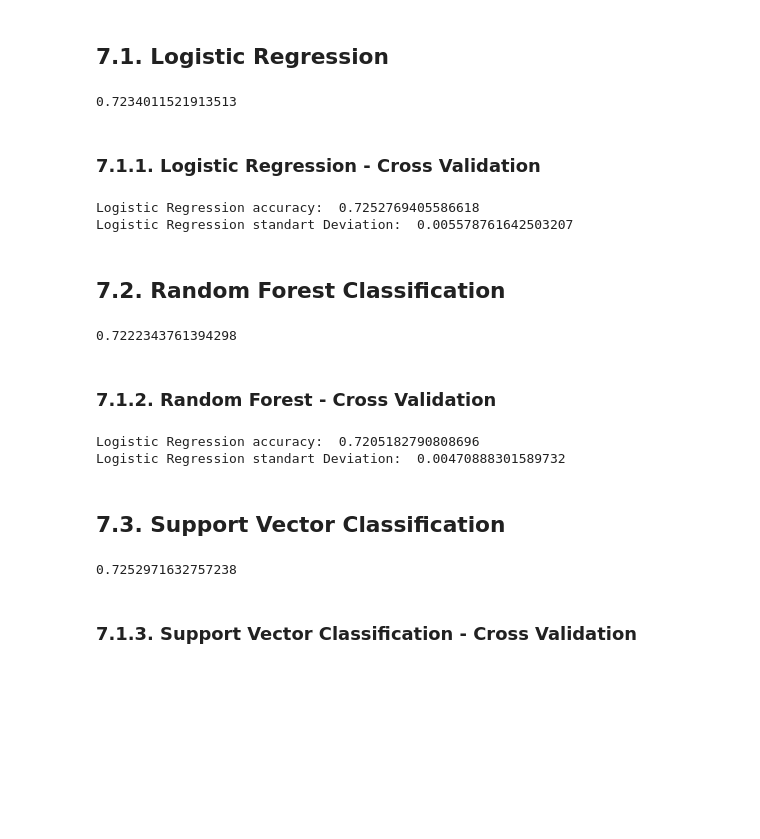
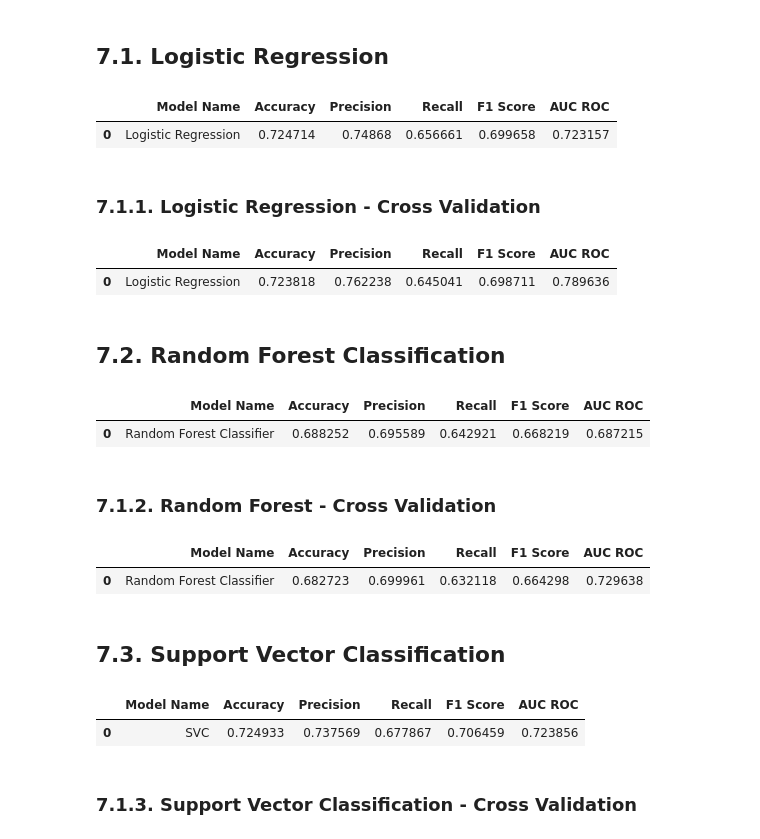
Before and after one commit to diandramelo/Cardio_Catch_Diseases, a Jupyter notebook: v09-Cardio_Catch_Diseases.ipynb, the cells around one changed output. Drawn from its saved outputs; the diff is of its cells as text; code cells hidden in the pictures; blank space fills up the shorter version.

```diff
--- a/v09-Cardio_Catch_Diseases.ipynb
+++ b/v09-Cardio_Catch_Diseases.ipynb
@@ -553,13 +607,6 @@ assort_dict3 = {'normal': 1,
                'pre_hypertension': 2,
                'hypertension': 3}
 df5['bp_level'] = df5['bp_level'].map(assort_dict3)
-
-# weight_status - OrdinalEncoder
-assort_dict4 = {'underweight': 1,
-               'normal': 2,
-               'overweight': 3,
-               'obese': 4}
-df5['weight_status'] = df5['weight_status'].map(assort_dict4)
 # %% [markdown]
 ### 5.3.3. Nature Transformation
 
@@ -568,6 +615,10 @@ df5['weight_status'] = df5['weight_status'].map(assort_dict4)
 # 6. FEATURE SELECTION
 # %%
 df6 = df5.copy()
+# %%
+# removing correlated variables
+
+df6 = df6.drop(columns = ['systolic_bp', 'diastolic_bp'])
 # %% [markdown]
 ## 6.1. Split DataFrame into Training and Test
 # %%
@@ -646,15 +704,16 @@ y_test = y_test.astype('int64')
 # %%
 # model
 lr = LogisticRegression()
 lr.fit(x_train, y_train)
 
 # prediction
 y_hat = lr.predict(x_test)
 
 # # performance
-lr_result = lr.score(x_test, y_test)
+lr_result = ml_performance('Logistic Regression', y_test, y_hat)
 lr_result
 # %% [output]
-0.7234011521913513
+|  | Model Name | Accuracy | Precision | Recall | F1 Score | AUC ROC |
+| 0 | Logistic Regression | 0.724714 | 0.74868 | 0.656661 | 0.699658 | 0.723157 |
 # %% [markdown]
 ### 7.1.1.  Logistic Regression - Cross Validation
@@ -663,11 +720,9 @@ cv_lr = cross_val_score(estimator = lr, X = x_train, y = y_train, cv = 10)
-# %%
-print("Logistic Regression accuracy: ", cv_lr.mean())
-print("Logistic Regression standart Deviation: ", cv_lr.std())
-
-lr_result_cv = cv_lr.mean()
-# %% [output]
-Logistic Regression accuracy:  0.7252769405586618
-Logistic Regression standart Deviation:  0.005578761642503207
+# %%
+lr_result_cv = cross_validation('Logistic Regression', lr, x_train, y_train, cv)
+lr_result_cv
+# %% [output]
+|  | Model Name | Accuracy | Precision | Recall | F1 Score | AUC ROC |
+| 0 | Logistic Regression | 0.723818 | 0.762238 | 0.645041 | 0.698711 | 0.789636 |
 # %% [markdown]
 ## 7.2. Random Forest Classification
 # %%
@@ -678,9 +733,10 @@ rf = RandomForestClassifier(n_estimators = 100, n_jobs = -1, random_state = 42).
 y_hat = rf.predict(x_test)
 
 # # performance
-rf_result = rf.score(x_test, y_test)
+rf_result = ml_performance('Random Forest Classifier', y_test, y_hat)
 rf_result
 # %% [output]
-0.7222343761394298
+|  | Model Name | Accuracy | Precision | Recall | F1 Score | AUC ROC |
+| 0 | Random Forest Classifier | 0.688252 | 0.695589 | 0.642921 | 0.668219 | 0.687215 |
 # %% [markdown]
 ### 7.1.2. Random Forest - Cross Validation
@@ -689,11 +743,9 @@ cv_rf = cross_val_score(estimator = rf, X = x_train, y = y_train, cv = 10)
-# %%
-print("Logistic Regression accuracy: ", cv_rf.mean())
-print("Logistic Regression standart Deviation: ", cv_rf.std())
-
-rf_result_cv = cv_rf.mean()
-# %% [output]
-Logistic Regression accuracy:  0.7205182790808696
-Logistic Regression standart Deviation:  0.00470888301589732
+# %%
+rf_result_cv = cross_validation('Random Forest Classifier', rf, x_train, y_train, cv)
+rf_result_cv
+# %% [output]
+|  | Model Name | Accuracy | Precision | Recall | F1 Score | AUC ROC |
+| 0 | Random Forest Classifier | 0.682723 | 0.699961 | 0.632118 | 0.664298 | 0.729638 |
 # %% [markdown]
 ## 7.3. Support Vector Classification
 # %%
@@ -704,9 +756,10 @@ svc = SVC(random_state = 6).fit(x_train, y_train)
 y_hat = svc.predict(x_test)
 
 # # performance
-svc_result = svc.score(x_test, y_test)
+svc_result = ml_performance('SVC', y_test, y_hat)
 svc_result
 # %% [output]
-0.7252971632757238
+|  | Model Name | Accuracy | Precision | Recall | F1 Score | AUC ROC |
+| 0 | SVC | 0.724933 | 0.737569 | 0.677867 | 0.706459 | 0.723856 |
 # %% [markdown]
 ### 7.1.3. Support Vector Classification - Cross Validation
```
Also changed, not shown: parts of 29 cells of this notebook, 8 other files.
